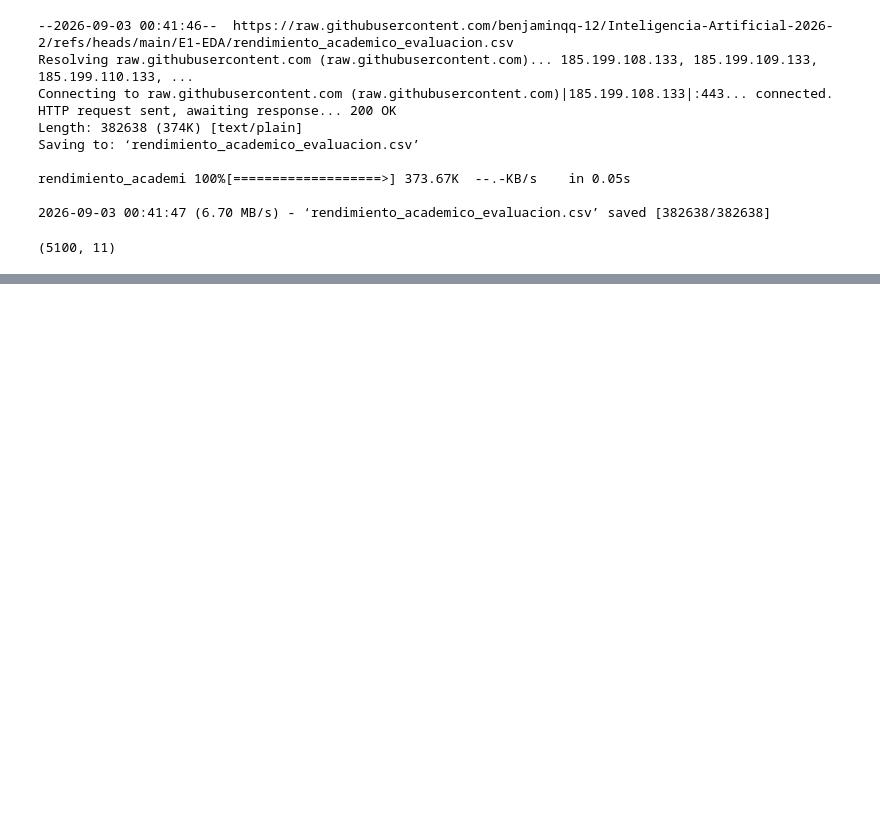
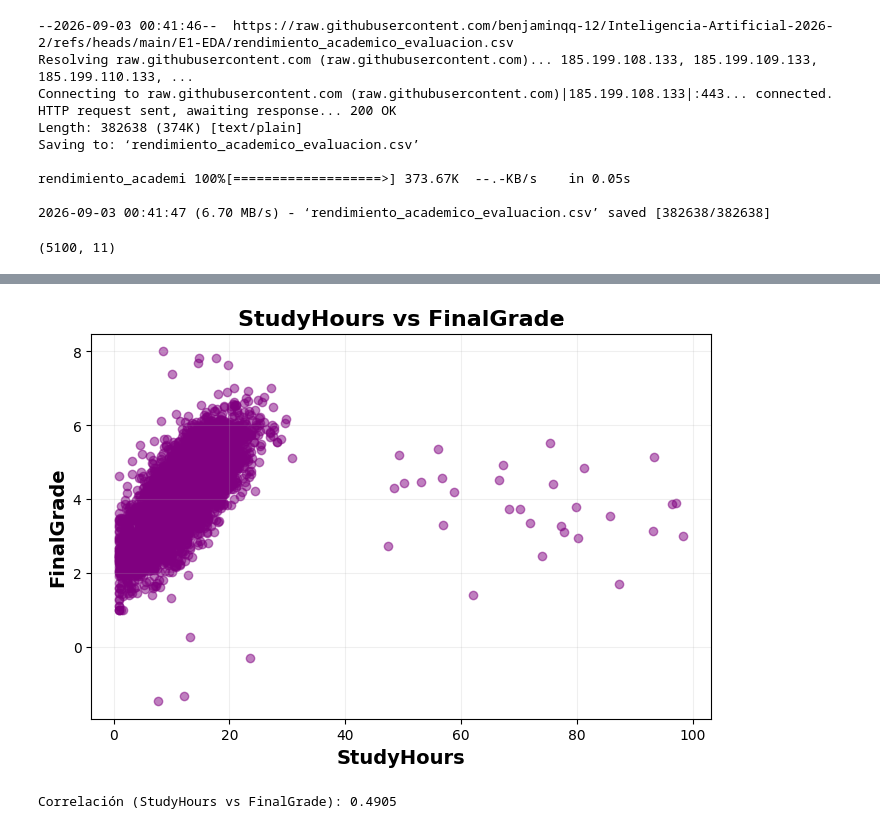
Before and after one commit to benjaminqq-12/Inteligencia-Artificial-2026-2, a Jupyter notebook: E1-EDA/Evaluacion_1_EDA.ipynb, the cells around one changed output, grey strips where cells are left out. Drawn from its saved outputs; the diff is of its cells as text; code cells hidden in the pictures; blank space fills up the shorter version.

```diff
--- a/E1-EDA/Evaluacion_1_EDA.ipynb
+++ b/E1-EDA/Evaluacion_1_EDA.ipynb
@@ -34,0 +287,37 @@ JJAJJAA
+# %%
+def scatter_plot(data: pd.DataFrame, x: str, y: str):
+    """
+    Genera un gráfico de dispersión (scatter plot) para dos variables.
+
+    Parámetros
+    ----------
+    data: pd.DataFrame
+        Set de datos a analizar
+    x: str
+        Nombre de la variable en el eje X
+    y: str
+        Nombre de la variable en el eje Y
+
+    Retorna
+    -------
+    None
+    """
+    plt.figure(figsize=(8, 5))
+
+    plt.scatter(data[x], data[y], alpha=0.5, color="purple")
+
+    plt.xlabel(x, fontsize=14, fontweight="bold")
+    plt.ylabel(y, fontsize=14, fontweight="bold")
+    plt.title(f"{x} vs {y}", fontsize=16, fontweight="bold")
+
+    plt.grid(alpha=0.2)
+
+    plt.show()
+# %%
+# Analizar Horas de Estudio vs Nota Final
+scatter_plot(data, "StudyHours", "FinalGrade")
+
+print(f"Correlación (StudyHours vs FinalGrade): {data['StudyHours'].corr(data['FinalGrade']):.4f}")
+# %% [output]
+[figure, added]
+Correlación (StudyHours vs FinalGrade): 0.4905
```
Also changed, not shown: parts of 38 cells of this notebook.
